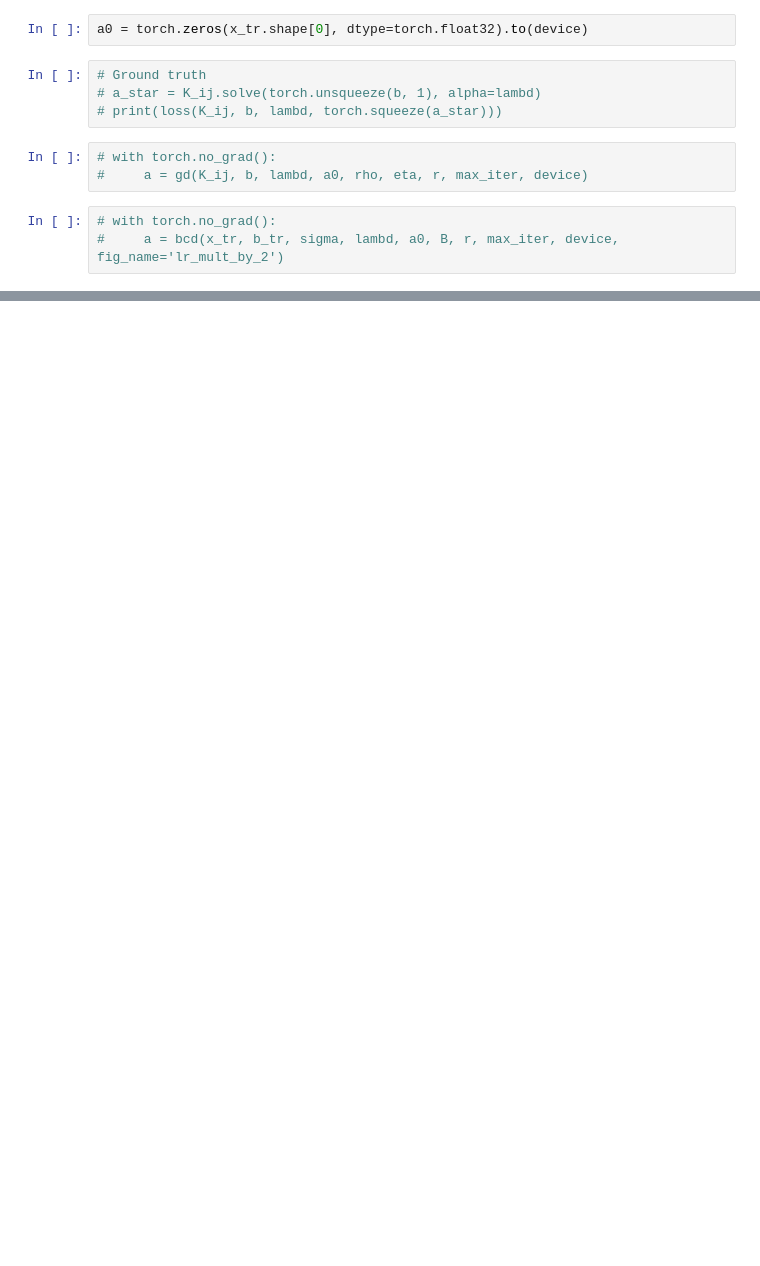
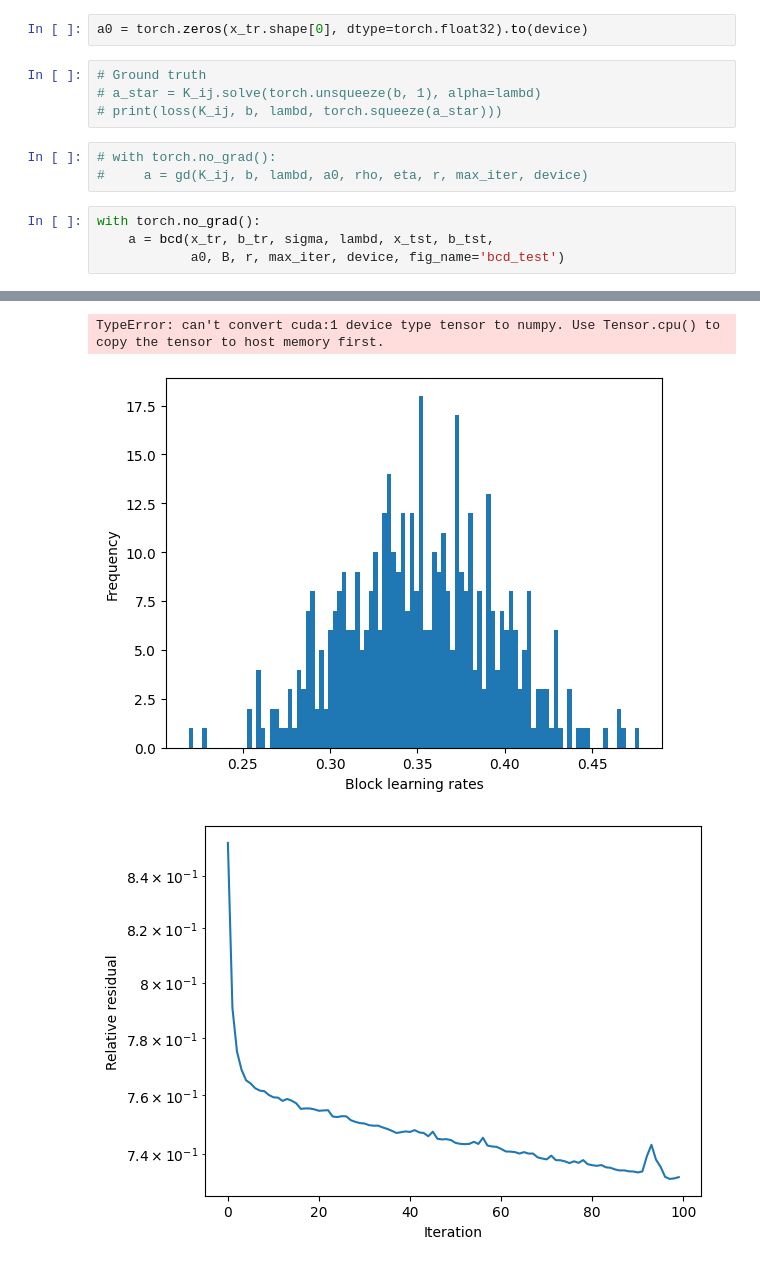
Before and after one commit to aliceitmushuk/fast_krr_alisver, a Jupyter notebook: test2.ipynb, the cells around one changed output, grey strips where cells are left out. Saved outputs shown, nothing was run; the diff lists cells and outputs as text; blank space fills up the shorter version.

```diff
--- a/test2.ipynb
+++ b/test2.ipynb
@@ -363,5 +371,7 @@ a0 = torch.zeros(x_tr.shape[0], dtype=torch.float32).to(device)
 # with torch.no_grad():
 #     a = gd(K_ij, b, lambd, a0, rho, eta, r, max_iter, device)
 # %%
-# with torch.no_grad():
-#     a = bcd(x_tr, b_tr, sigma, lambd, a0, B, r, max_iter, device, fig_name='lr_mult_by_2')
+with torch.no_grad():
+    a = bcd(x_tr, b_tr, sigma, lambd, x_tst, b_tst,
+            a0, B, r, max_iter, device, fig_name='bcd_test')
+# %% [output]
@@ -367,0 +395,3 @@ a0 = torch.zeros(x_tr.shape[0], dtype=torch.float32).to(device)
+TypeError: can't convert cuda:1 device type tensor to numpy. Use Tensor.cpu() to copy the tensor to host memory first.
+[figure, added]
+[figure, added]
```
Also changed, not shown: parts of 7 cells of this notebook.
